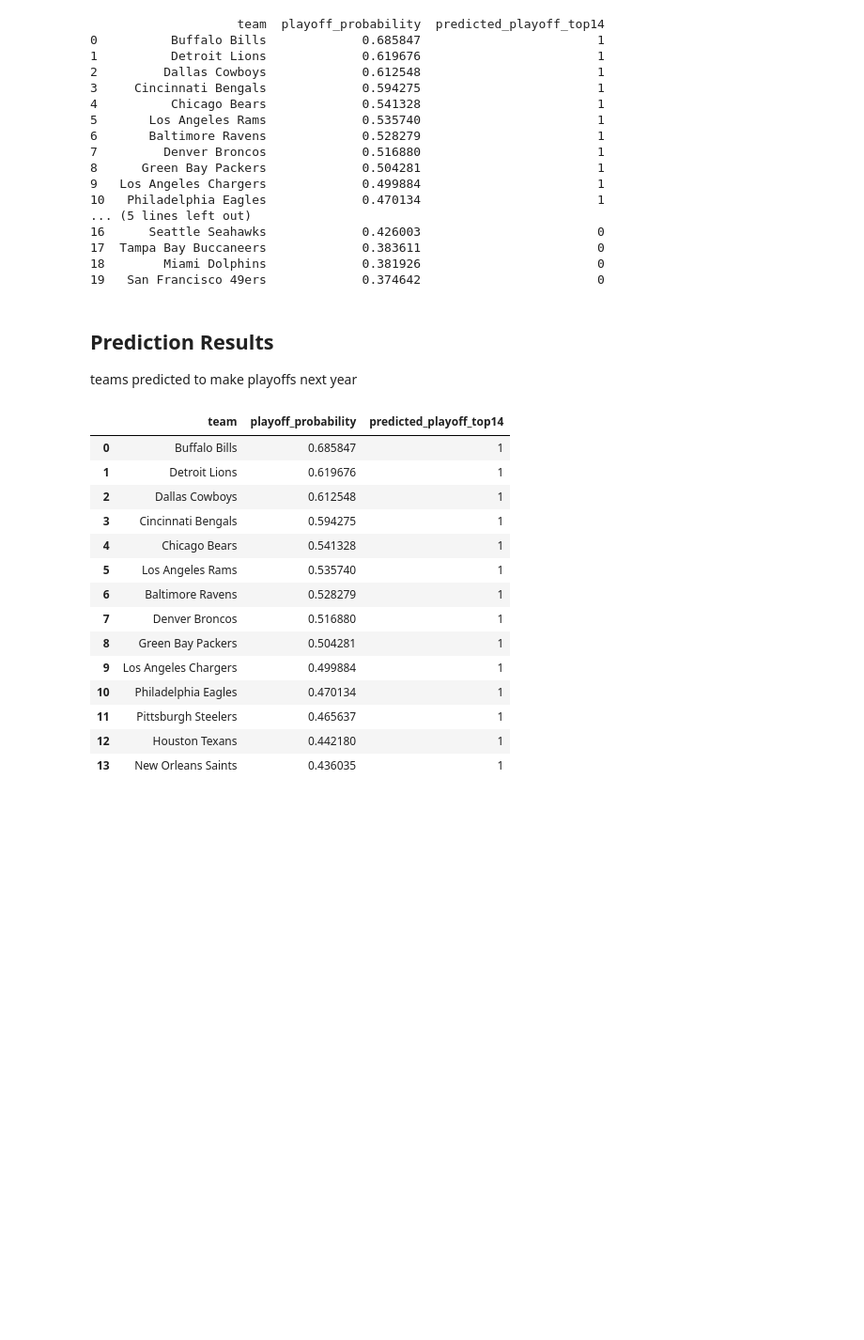
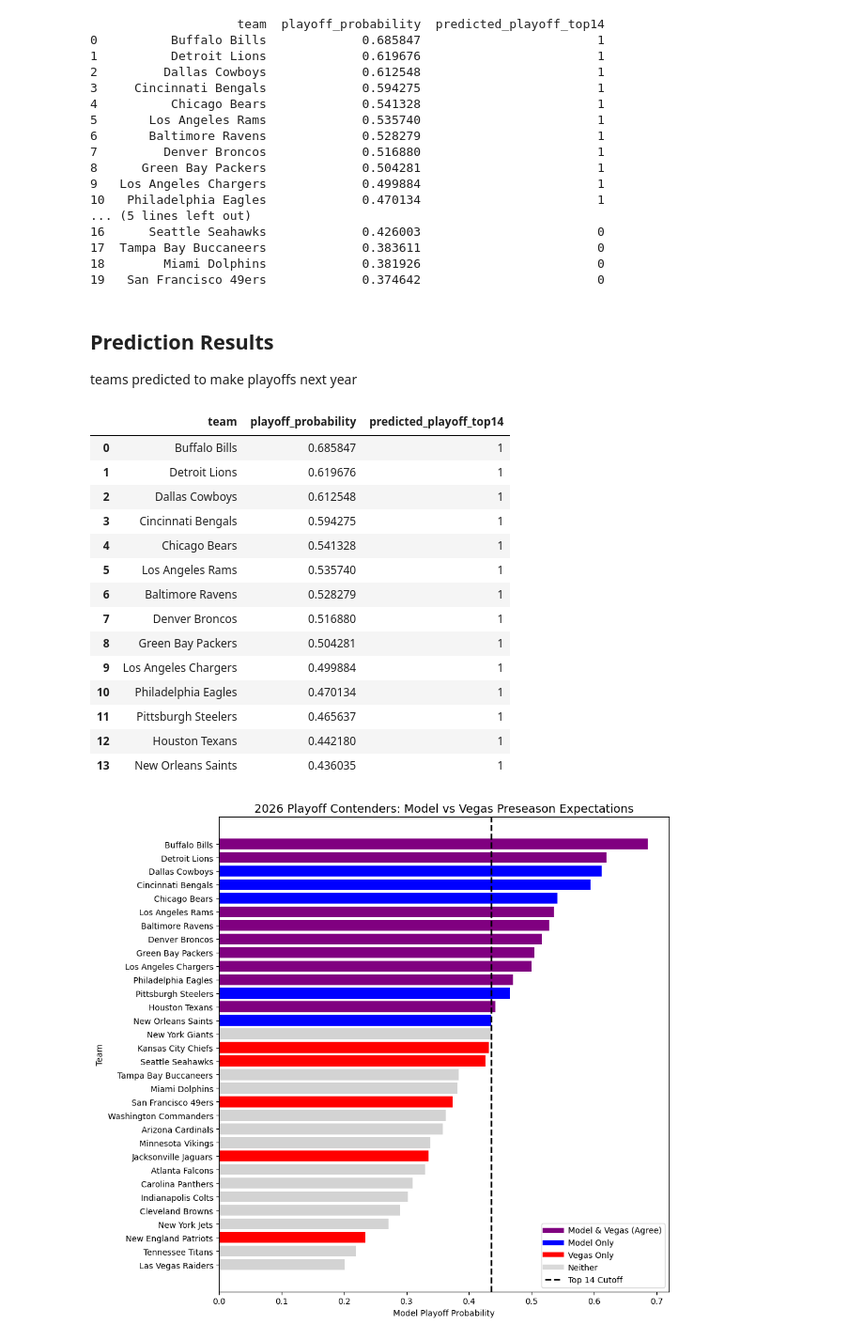
Before and after one commit to mattmarz94/nfl-decision-support-analytics, a Jupyter notebook: Data Preprocessing/modeling_dd.ipynb, the cells around one changed output. Shown at 94% size. Drawn from its saved outputs; the diff is of its cells as text; code cells hidden in the pictures; blank space fills up the shorter version.

```diff
--- a/Data Preprocessing/modeling_dd.ipynb
+++ b/Data Preprocessing/modeling_dd.ipynb
@@ -406,7 +583,7 @@ results_df[results_df["test_year"] == 2025]
 latest_years = [2023, 2024, 2025]
 
 pred_2026_features = (
-    df[df["season"].isin(latest_years)]
+    model_df[model_df["season"].isin(latest_years)]
     .groupby("team")[final_features]
     .mean()
     .reset_index()
@@ -480,3 +657,52 @@ pred_2026.head(14)
 | 11 | Pittsburgh Steelers | 0.465637 | 1 |
 | 12 | Houston Texans | 0.442180 | 1 |
 | 13 | New Orleans Saints | 0.436035 | 1 |
+# %%
+vegas_2026 = vegas_df[vegas_df["season"] == 2026][["team", "vegas_top14"]]
+
+plot_df = pred_2026.merge(vegas_2026, on="team", how="left")
+plot_df["vegas_top14"] = plot_df["vegas_top14"].fillna(0).astype(int)
+# %%
+def get_color(row):
+    if row["predicted_playoff_top14"] == 1 and row["vegas_top14"] == 1:
+        return "purple"
+    elif row["predicted_playoff_top14"] == 1:
+        return "blue"
+    elif row["vegas_top14"] == 1:
+        return "red"
+    else:
+        return "lightgray"
+
+plot_df["color"] = plot_df.apply(get_color, axis=1)
+# %%
+plot_df = plot_df.sort_values("playoff_probability", ascending=True)
+
+plt.figure(figsize=(10,9))
+
+plt.barh(plot_df["team"], plot_df["playoff_probability"], color=plot_df["color"])
+
+plt.axvline(
+    plot_df[plot_df["predicted_playoff_top14"] == 1]["playoff_probability"].min(),
+    linestyle="--", color = "black", linewidth = "2"
+)
+
+plt.title("2026 Playoff Contenders: Model vs Vegas Preseason Expectations", fontsize=14)
+plt.xlabel("Model Playoff Probability")
+plt.ylabel("Team")
+
+from matplotlib.lines import Line2D
+
+legend_elements = [
+    Line2D([0], [0], color='purple', lw=6, label='Model & Vegas (Agree)'),
+    Line2D([0], [0], color='blue', lw=6, label='Model Only'),
+    Line2D([0], [0], color='red', lw=6, label='Vegas Only'),
+    Line2D([0], [0], color='#d9d9d9', lw=6, label='Neither'),
+    Line2D([0], [0], color='black', linestyle='--', lw=2, label='Top 14 Cutoff')
+]
+
+plt.legend(handles=legend_elements, loc='lower right')
+
+plt.tight_layout()
+plt.show()
+# %% [output]
+[figure, added]
```
Also changed, not shown: parts of 12 cells of this notebook, 1 other file.
